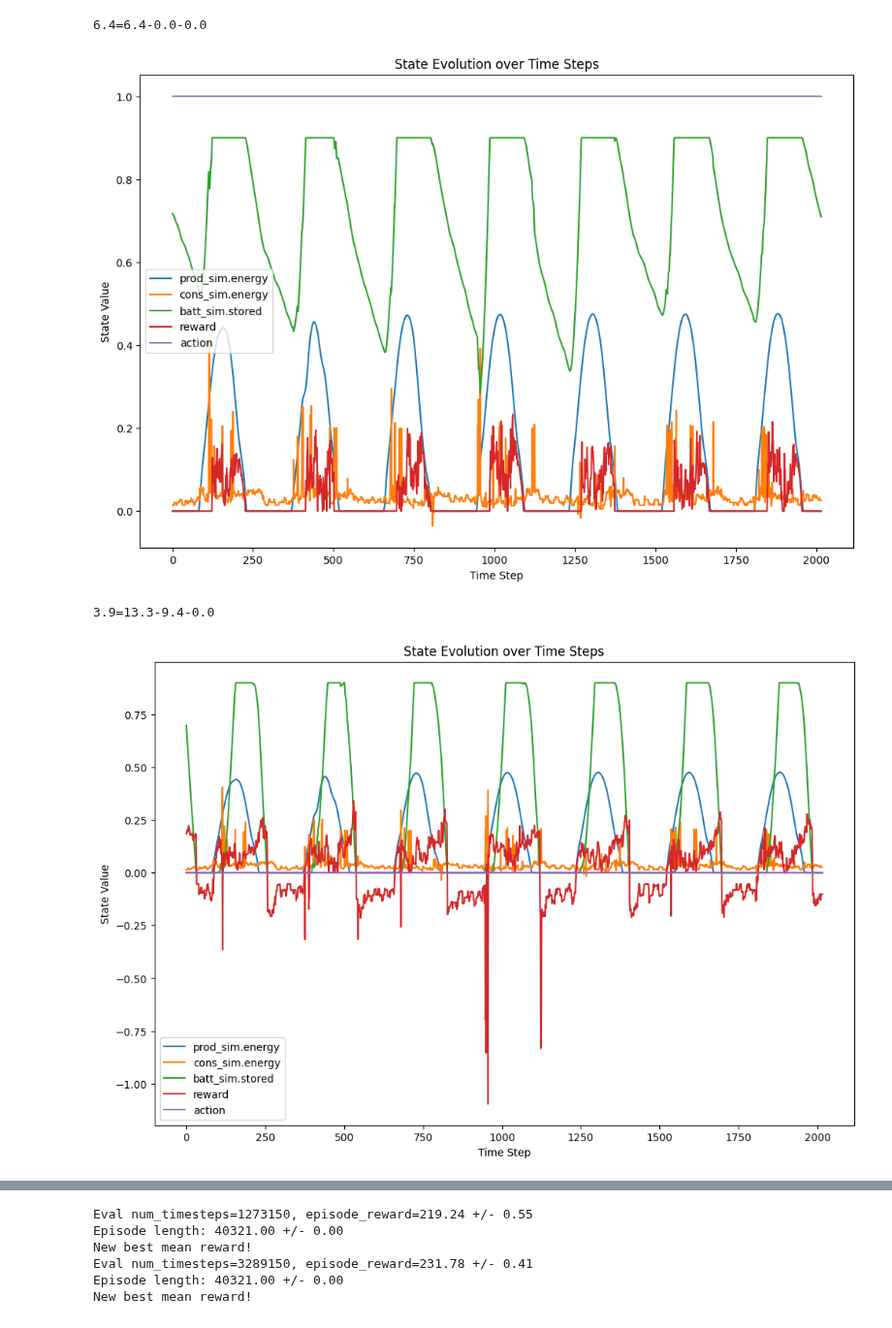
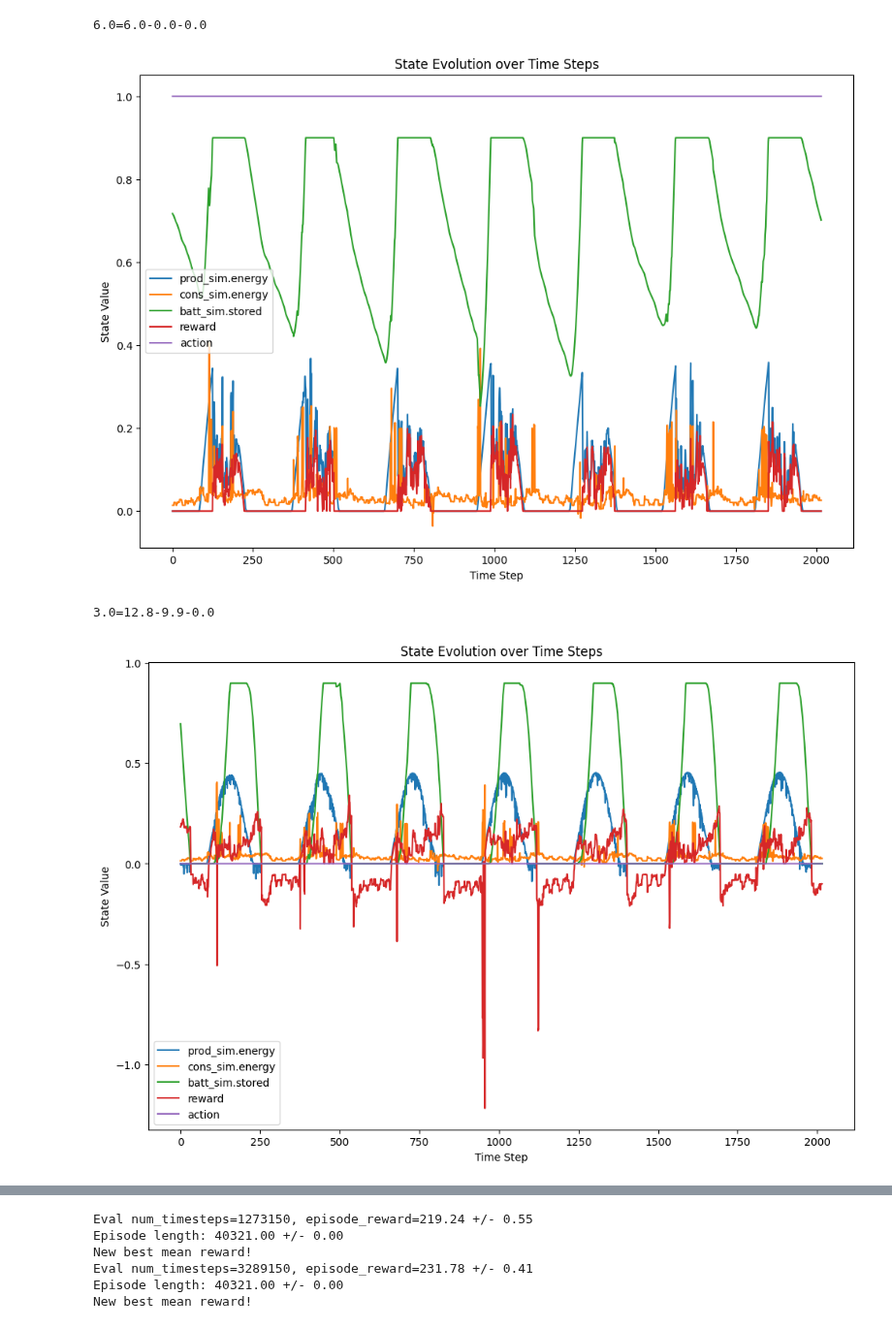
Before and after one commit to EmaR97/EnergyManagementRL, a Jupyter notebook: notebooks/02_model_training.ipynb, the cells around one changed output, grey strips where cells are left out. Shown at 97% size. Cells and saved outputs as stored; diff of their text form; code cells hidden in the pictures.

Commit message:
ProductionSimWithError

```diff
--- a/notebooks/02_model_training.ipynb
+++ b/notebooks/02_model_training.ipynb
@@ -27,7 +26,7 @@ logging.basicConfig(
 start_time = time.time()
 cloud_transition_matrices = np.load('../data/cloud_coverage_transition_matrix_3d.npy')
 noise_transition_matrix = np.load('../data/noise_transition_matrix.npy')
-df = pd.read_csv('../data/complete_series.csv', parse_dates=['timestamp'])
+df = pd.read_csv('../data/complete_series.ex.csv', parse_dates=['timestamp'])
 print(f"Data loading took {time.time() - start_time:.2f} seconds")
 
 # # Initialize WeatherSim
@@ -39,12 +38,30 @@ print(f"Data loading took {time.time() - start_time:.2f} seconds")
 #     forecast_steps=48
 # )
 # print(f"WeatherSim initialization took {time.time() - start_time:.2f} seconds")
+# # Initialize EnergySim
+# start_time = time.time()
+# p_sim = ProductionSimWithWeather(
+#     power_series=df.production_w,
+#     forecast_steps=48,
+#     w_sim=w_sim
+# )
+# print(f"ProductionSim initialization took {time.time() - start_time:.2f} seconds")
+
+# # Initialize EnergySim
+# start_time = time.time()
+# p_sim = ProductionSim(
+#     power_series=df.production_w,
+#     forecast_steps=48,
+# )
+# print(f"ProductionSim initialization took {time.time() - start_time:.2f} seconds")
+
+
 # Initialize EnergySim
 start_time = time.time()
-p_sim = ProductionSim(
+p_sim = ProductionSimWithError(
     power_series=df.production_w,
+    optimal_power_series=df.optimal_production_w,
     forecast_steps=48,
-    # w_sim=w_sim
 )
 print(f"ProductionSim initialization took {time.time() - start_time:.2f} seconds")
 
@@ -111,35 +124,40 @@ len(p_sim.energy_series)
 # %%
 env.max_steps = week
 to_show = [
     'prod_sim.energy',
     'cons_sim.energy',
     'batt_sim.stored',
     # 'batt_sim.charge_rate',
     # 'batt_sim.discharge_rate',
     # 'grid_sim.feed_to_grid',
     # 'grid_sim.taken_from_grid',
     # 'reward_energy_sold',
     # 'penalty_energy_purchase',
     # 'penalty_battery_wear',
     'reward',
     'action'
 ]
 
 
 def _test_plot(_env: InverterEnv, _model, _max_steps):
     test_plot(_env, _model, _max_steps, to_show, 33)
 
 
 for model_to_test in [
     ConservativeModel(),
     GreedyModel()
 ]:
-    _test_plot(env, model_to_test, env.max_steps)
+    _test_plot(
+        env,
+        model_to_test,
+        # env.max_steps,
+        week
+    )
 # %% [output]
-6.4=6.4-0.0-0.0
+6.0=6.0-0.0-0.0
-[figure, old version]
+[figure, new version]
-3.9=13.3-9.4-0.0
+3.0=12.8-9.9-0.0
-[figure, old version]
+[figure, new version]
 # %%
 check_env(env)
 logs_ = "../logs/"
```
Also changed, not shown: parts of 5 cells of this notebook, 6 other files.
